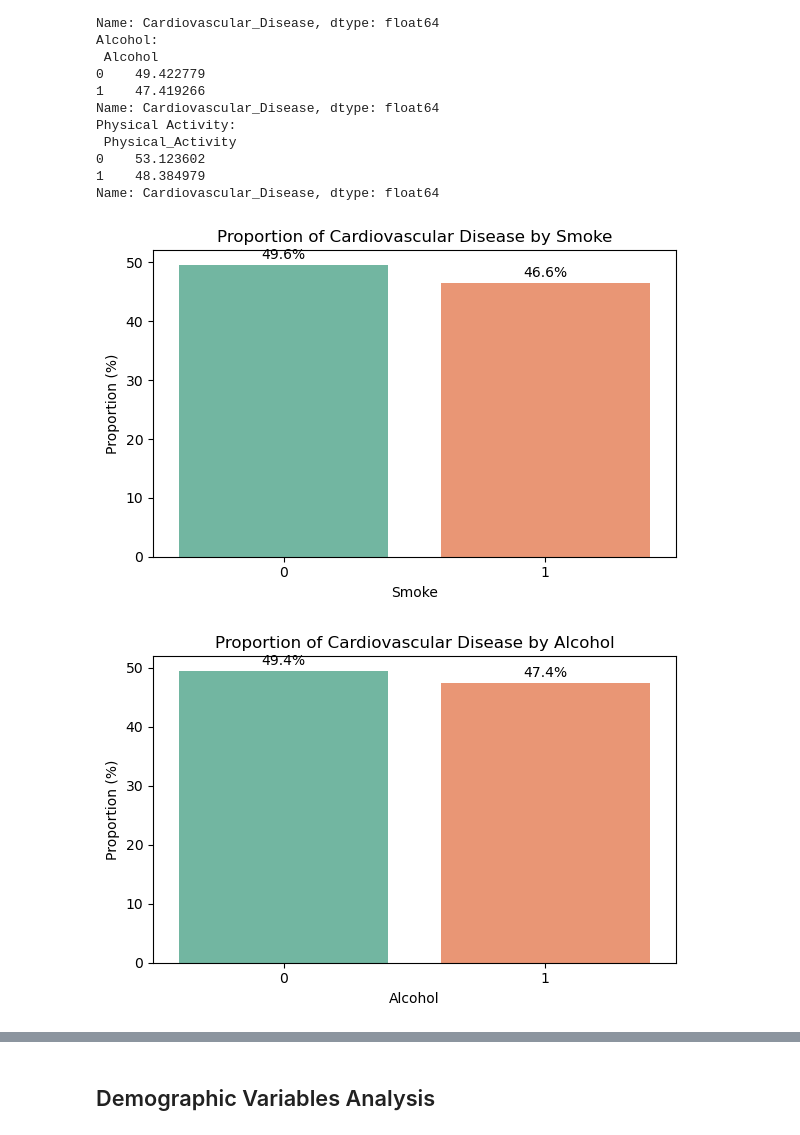
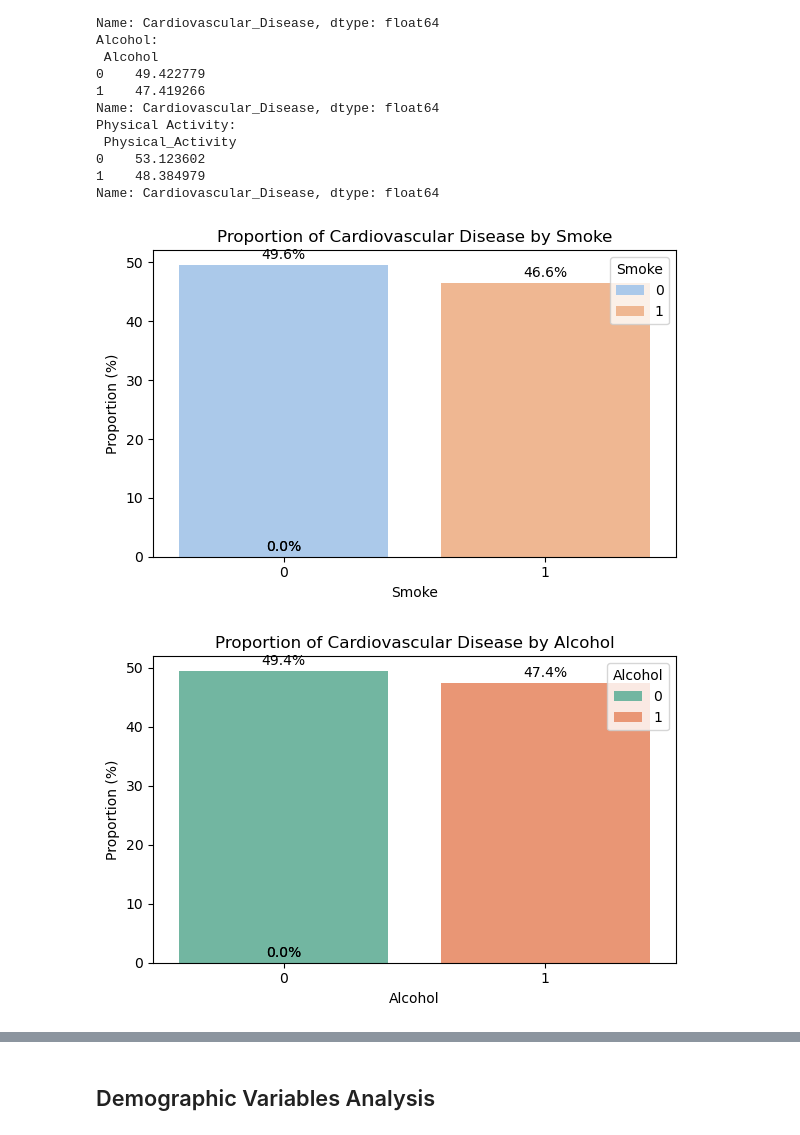
Before and after one commit to juibaruame/juibarua, a Jupyter notebook: assets/Final_Jui.ipynb, the cells around one changed output, grey strips where cells are left out. Drawn from its saved outputs; the diff is of its cells as text; code cells hidden in the pictures.

```diff
--- a/assets/Final_Jui.ipynb
+++ b/assets/Final_Jui.ipynb
@@ -268,0 +299,7 @@ plt.savefig('cardio_correlation_bar.png')
+# %%
+# Need to check the range predictors and target, so that we can make the bins for that.
+cardio_df_new = cardio_df.copy()
+for col in cardio_df_new.columns:
+    print(f"\n----- Column: {col}---------")
+    print("Unique count:", cardio_df_new[col].nunique())
+    print("Unique values:", cardio_df_new[col].unique())
@@ -268,0 +368,33 @@ plt.savefig('cardio_correlation_bar.png')
+# %%
+# As already grouped some of the variables, so deleting the original one.
+cardio_df_chi = cardio_df_new.drop(['Height', 'Weight', 'AP_High', 'AP_Low', 'BMI', 'Age'], axis=1)
+# %%
+categorical_cols = [
+    'Gender', 'Cholesterol', 'Glucose', 'Smoke', 'Alcohol', 'Physical_Activity', 'BMI_Category', 'Age_Grp', 'AP_High_Grp', 'AP_Low_Grp',
+    'Weight_Grp', 'Height_Grp']
+
+results = []
+
+for col in categorical_cols:
+    # contingency table
+    contingency_table = pd.crosstab(cardio_df_chi[col], cardio_df_chi['Cardiovascular_Disease'])
+
+    # chi-square test
+    chi2, p, dof, expected = chi2_contingency(contingency_table)
+
+    # ---- compute Cramer's V ----
+    n = contingency_table.sum().sum()                # total observations
+    k = min(contingency_table.shape) - 1             # smaller dimension − 1
+    cramers_v = math.sqrt(chi2 / (n * k)) if k > 0 else 0
+
+    results.append({
+        'Variable': col,
+        'Chi2': round(chi2, 3),
+        'p_value': round(p, 5),
+        'Degrees_of_Freedom': dof,
+        'Cramers_V': round(cramers_v, 3)
+    })
+
+# convert to DataFrame and sort by p-value
+chi_results = pd.DataFrame(results).sort_values(by='p_value')
+print(chi_results)
@@ -295,33 +451,34 @@ Name: Cardiovascular_Disease, dtype: float64
 # %%
 smoke_cardio_df = smoke_cardio.reset_index()
 smoke_cardio_df.columns = ['Smoke', 'Proportion of Cardiovascular Disease']
 
+# Colours ='Set1', 'Set2', 'Set3', 'Pastel1', 'Pastel2', 'Dark2', 'tab10', 'tab20'
 plt.figure(figsize=(6,4))
-ax = sns.barplot(x='Smoke', y='Proportion of Cardiovascular Disease', data=smoke_cardio_df, palette='Set2')
+ax = sns.barplot(x='Smoke', y='Proportion of Cardiovascular Disease', data=smoke_cardio_df, hue='Smoke', palette='pastel',)
 plt.ylabel('Proportion (%)')
 plt.xlabel('Smoke')
 plt.title('Proportion of Cardiovascular Disease by Smoke')
 plt.xticks(rotation=0)
 plt.tight_layout()
 
 # Add percentages on top of each bar
 for p in ax.patches:
     height = p.get_height()
     ax.text(
         x=p.get_x() + p.get_width()/2,
         y=height + 1,
         s=f'{height:.1f}%',
         ha='center'
     )
 plt.show()
 # %% [output]
-[figure, old version]
+[figure, new version]
 # %%
 alcohol_cardio_df = alcohol_cardio.reset_index()
 alcohol_cardio_df.columns = ['Alcohol', 'Proportion of Cardiovascular Disease']
 
 plt.figure(figsize=(6,4))
-ax = sns.barplot(x='Alcohol', y='Proportion of Cardiovascular Disease', data=alcohol_cardio_df, palette='Set2')
+ax = sns.barplot(x='Alcohol', y='Proportion of Cardiovascular Disease', data=alcohol_cardio_df, hue='Alcohol', palette='Set2')
 plt.ylabel('Proportion (%)')
 plt.xlabel('Alcohol')
 plt.title('Proportion of Cardiovascular Disease by Alcohol')
@@ -339,7 +496,7 @@ for p in ax.patches:
     )
 plt.show()
 # %% [output]
-[figure, old version]
+[figure, new version]
 # %%
 physical_activity_cardio_df = physical_activity_cardio.reset_index()
 physical_activity_cardio_df.columns = ['Physical_Activity', 'Proportion of Cardiovascular Disease']
```
Also changed, not shown: parts of 41 cells of this notebook.
